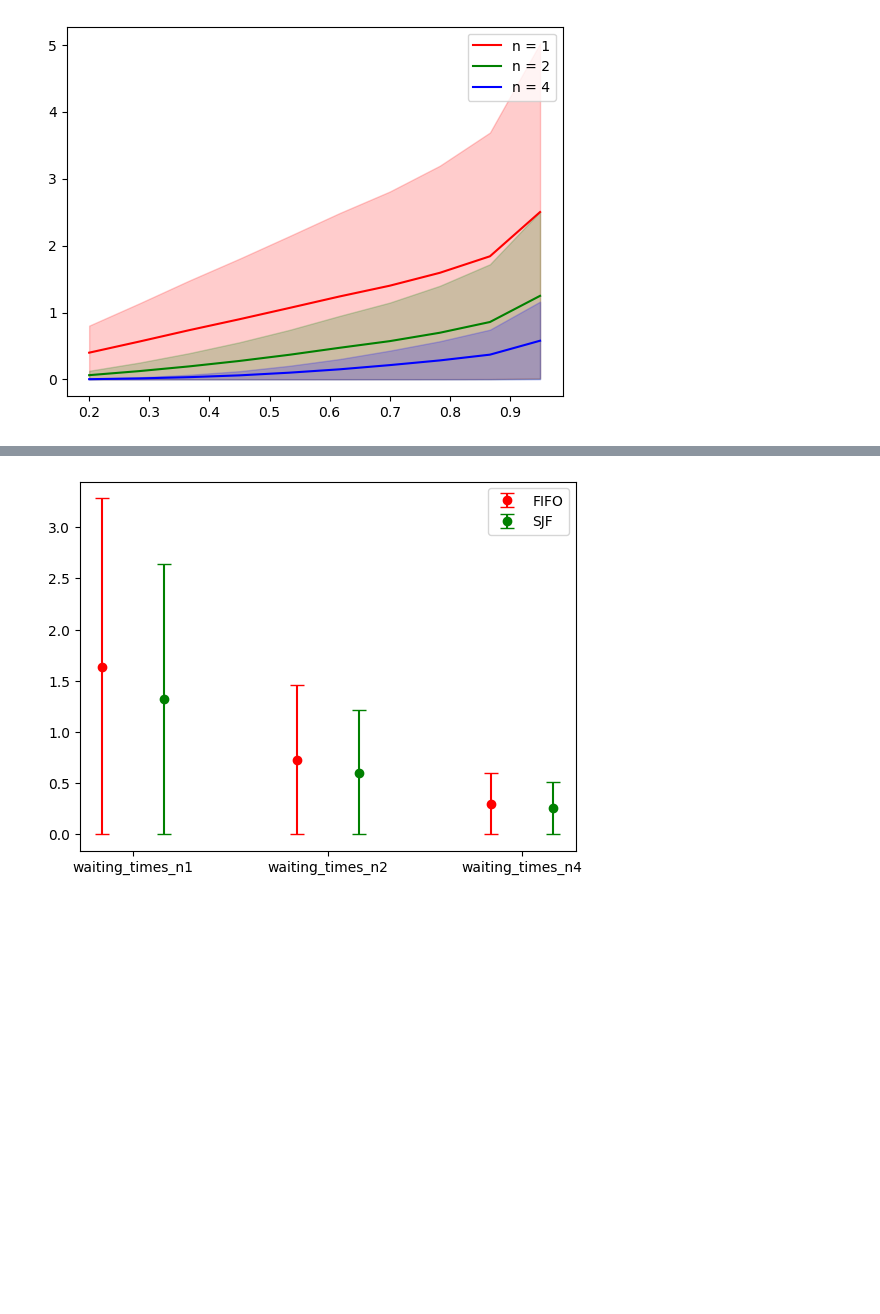
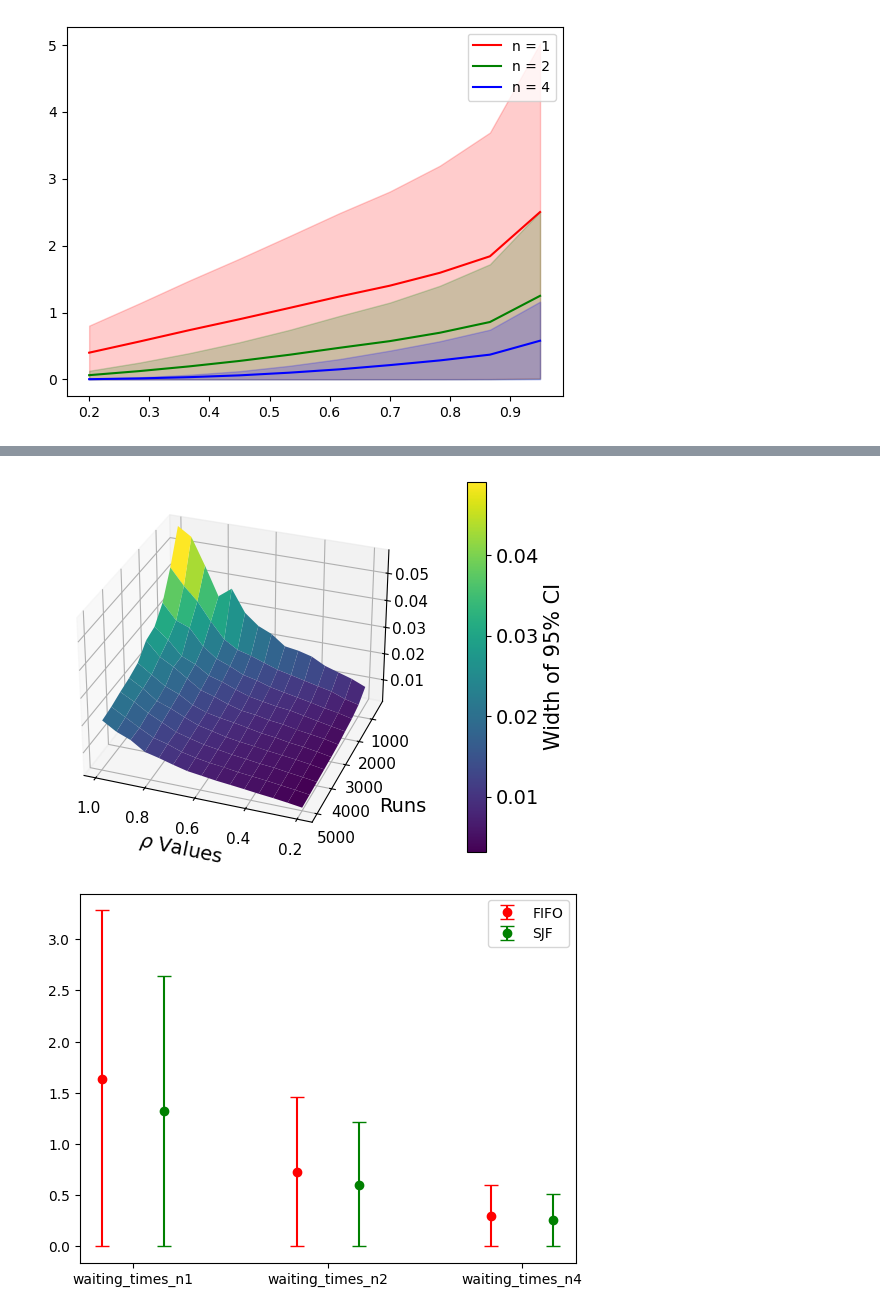
Before and after one commit to LoesBijman/stochastic_2, a Jupyter notebook: assignment_2.ipynb, the cells around one changed output, grey strips where cells are left out. Drawn from its saved outputs; the diff is of its cells as text; code cells hidden in the pictures; blank space fills up the shorter version.

Commit message:
3d plots <3

```diff
--- a/assignment_2.ipynb
+++ b/assignment_2.ipynb
@@ -164,0 +173,16 @@ plt.show()
+# %%
+def ci_runs_rhos(rhos_list, runs_list, servers):
+    ci_width_matrix = np.zeros(shape = (len(runs_list),len(rhos_list)))
+    for run_index, runs in enumerate(runs_list):
+        print('run',runs)
+        wait_times_per_rho = waiting_times_of_rhos(rhos_list, servers, runs)
+        for rho_index, waiting_times_of_rho in enumerate(wait_times_per_rho):
+            _, yerr = plot_conf_95(waiting_times_of_rho)
+            width_ci = yerr[0][1]-yerr[0][0]
+            ci_width_matrix[run_index, rho_index] = width_ci
+    return ci_width_matrix
+
+rhos_list = np.linspace(0.2,0.99,15)
+runs_list = range(500,5001,500)
+
+ci_width = ci_runs_rhos(rhos_list, runs_list, 2)
@@ -165,3 +200,28 @@ plt.show()
+# %%
+from mpl_toolkits.mplot3d import Axes3D
+
+grid = np.meshgrid(rhos_list, runs_list)
+
+fig = plt.figure()
+ax = fig.add_subplot(111, projection='3d')
+
+surface = ax.plot_surface(grid[0], grid[1], ci_width, cmap='viridis')
+
+ax.set_xlabel('$\\rho$ Values', fontsize = 14)
+ax.set_ylabel('Runs', fontsize = 14, labelpad=13)
+# ax.set_zlabel('Standard Deviation')
+
+ax.view_init(azim = 110)
+
+colorbar = fig.colorbar(surface, ax=ax, pad=0.1)
+colorbar.set_label('Width of 95% CI', size=15)
+colorbar.ax.tick_params(labelsize=14)
+
+ax.tick_params(labelsize=11)
+
+plt.show()
+# %% [output]
+[figure, added]
 # %%
 m1, yerr1 = plot_conf_95(wait_total_n1)
 m2, yerr2 = plot_conf_95(wait_total_n2)
```
Also changed, not shown: parts of 5 cells of this notebook, 1 other file.
